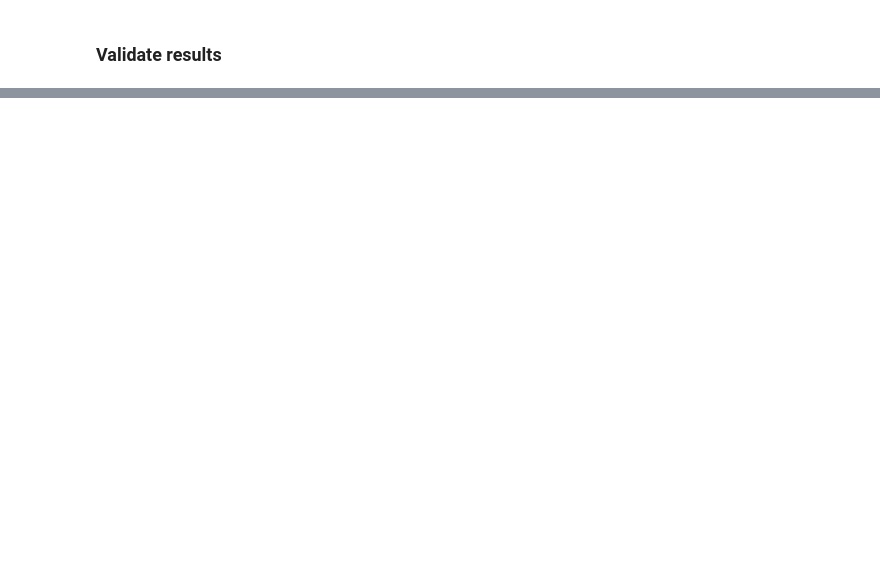
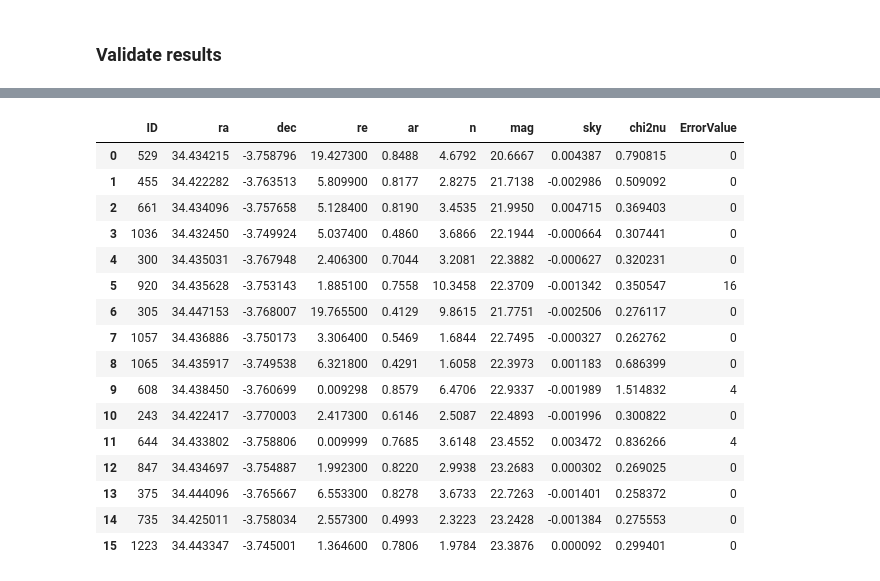
Before and after one commit to enoordeh/GalaxyPops, a Jupyter notebook: Analysis/HST/HST_galfit.ipynb, the cells around one changed output, grey strips where cells are left out. Saved outputs shown, nothing was run; the diff lists cells and outputs as text; code cells hidden in the pictures; blank space fills up the shorter version.

```diff
--- a/Analysis/HST/HST_galfit.ipynb
+++ b/Analysis/HST/HST_galfit.ipynb
@@ -119,3 +153,23 @@ NameError: name 'new_df' is not defined
+# %%
+new_df
+# %% [output]
+|  | ID | ra | dec | re | ar | n | mag | sky | chi2nu | ErrorValue |
+| 0 | 529 | 34.434215 | -3.758796 | 19.427300 | 0.8488 | 4.6792 | 20.6667 | 0.004387 | 0.790815 | 0 |
+| 1 | 455 | 34.422282 | -3.763513 | 5.809900 | 0.8177 | 2.8275 | 21.7138 | -0.002986 | 0.509092 | 0 |
+| 2 | 661 | 34.434096 | -3.757658 | 5.128400 | 0.8190 | 3.4535 | 21.9950 | 0.004715 | 0.369403 | 0 |
+| 3 | 1036 | 34.432450 | -3.749924 | 5.037400 | 0.4860 | 3.6866 | 22.1944 | -0.000664 | 0.307441 | 0 |
+| 4 | 300 | 34.435031 | -3.767948 | 2.406300 | 0.7044 | 3.2081 | 22.3882 | -0.000627 | 0.320231 | 0 |
+| 5 | 920 | 34.435628 | -3.753143 | 1.885100 | 0.7558 | 10.3458 | 22.3709 | -0.001342 | 0.350547 | 16 |
+| 6 | 305 | 34.447153 | -3.768007 | 19.765500 | 0.4129 | 9.8615 | 21.7751 | -0.002506 | 0.276117 | 0 |
+| 7 | 1057 | 34.436886 | -3.750173 | 3.306400 | 0.5469 | 1.6844 | 22.7495 | -0.000327 | 0.262762 | 0 |
+| 8 | 1065 | 34.435917 | -3.749538 | 6.321800 | 0.4291 | 1.6058 | 22.3973 | 0.001183 | 0.686399 | 0 |
+| 9 | 608 | 34.438450 | -3.760699 | 0.009298 | 0.8579 | 6.4706 | 22.9337 | -0.001989 | 1.514832 | 4 |
+| 10 | 243 | 34.422417 | -3.770003 | 2.417300 | 0.6146 | 2.5087 | 22.4893 | -0.001996 | 0.300822 | 0 |
+| 11 | 644 | 34.433802 | -3.758806 | 0.009999 | 0.7685 | 3.6148 | 23.4552 | 0.003472 | 0.836266 | 4 |
+| 12 | 847 | 34.434697 | -3.754887 | 1.992300 | 0.8220 | 2.9938 | 23.2683 | 0.000302 | 0.269025 | 0 |
+| 13 | 375 | 34.444096 | -3.765667 | 6.553300 | 0.8278 | 3.6733 | 22.7263 | -0.001401 | 0.258372 | 0 |
+| 14 | 735 | 34.425011 | -3.758034 | 2.557300 | 0.4993 | 2.3223 | 23.2428 | -0.001384 | 0.275553 | 0 |
+| 15 | 1223 | 34.443347 | -3.745001 | 1.364600 | 0.7806 | 1.9784 | 23.3876 | 0.000092 | 0.299401 | 0 |
 # %%
 # Plot fits by ID
 for ID in fit_df['ID']:
```
Also changed, not shown: parts of 5 cells of this notebook, 2 other files.
